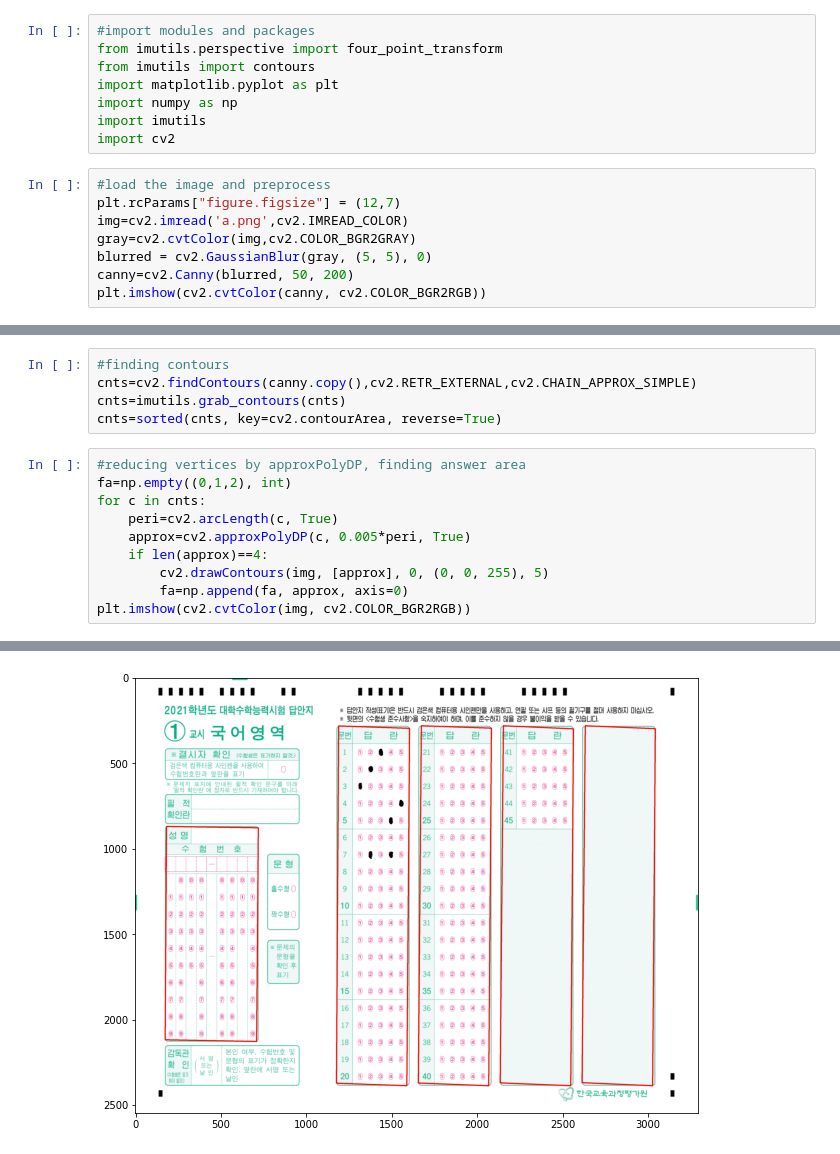
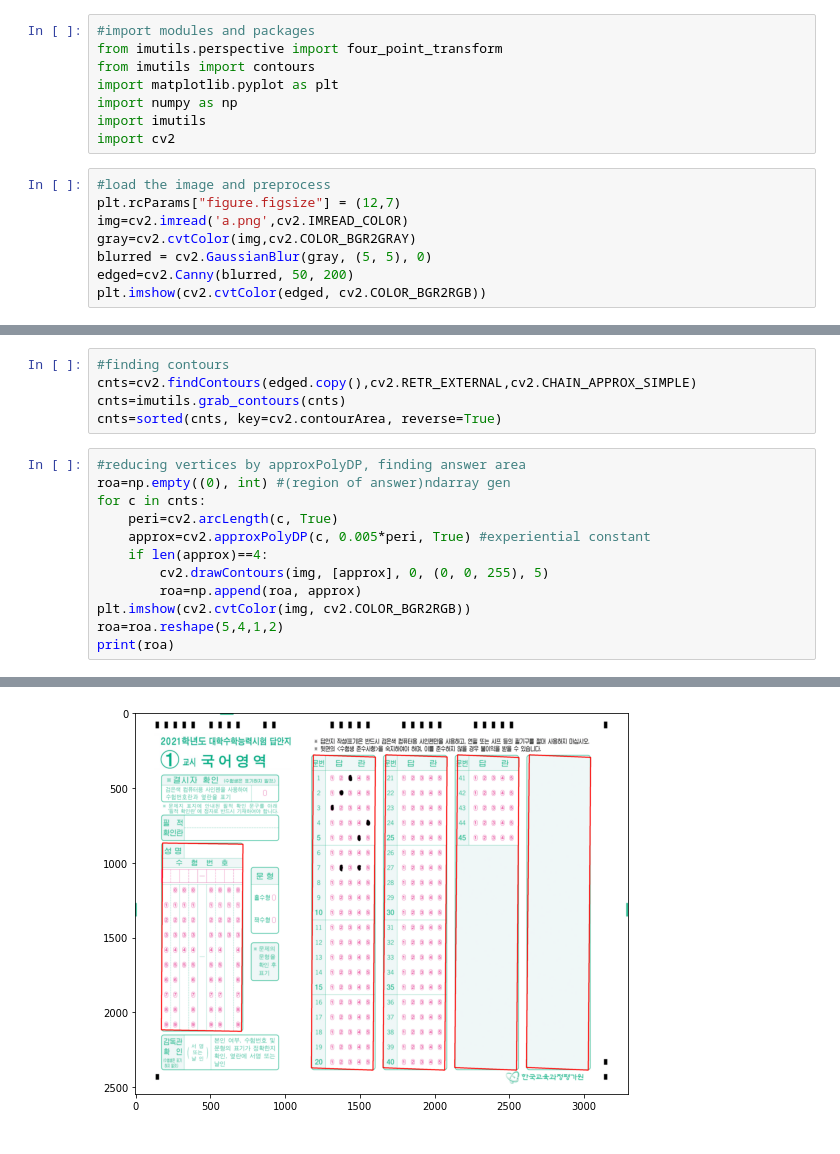
Before and after one commit to NYCCake/SmartOMR, a Jupyter notebook: ex.ipynb, the cells around one changed output, grey strips where cells are left out. Saved outputs shown, nothing was run; the diff lists cells and outputs as text.

```diff
--- a/ex.ipynb
+++ b/ex.ipynb
@@ -12,7 +12,7 @@ plt.rcParams["figure.figsize"] = (12,7)
 img=cv2.imread('a.png',cv2.IMREAD_COLOR)
 gray=cv2.cvtColor(img,cv2.COLOR_BGR2GRAY)
 blurred = cv2.GaussianBlur(gray, (5, 5), 0)
-canny=cv2.Canny(blurred, 50, 200)
-plt.imshow(cv2.cvtColor(canny, cv2.COLOR_BGR2RGB))
+edged=cv2.Canny(blurred, 50, 200)
+plt.imshow(cv2.cvtColor(edged, cv2.COLOR_BGR2RGB))
 # %% [output]
 <matplotlib.image.AxesImage at 0x...>
@@ -20,16 +20,18 @@ plt.imshow(cv2.cvtColor(canny, cv2.COLOR_BGR2RGB))
 # %%
 #finding contours
-cnts=cv2.findContours(canny.copy(),cv2.RETR_EXTERNAL,cv2.CHAIN_APPROX_SIMPLE)
+cnts=cv2.findContours(edged.copy(),cv2.RETR_EXTERNAL,cv2.CHAIN_APPROX_SIMPLE)
 cnts=imutils.grab_contours(cnts)
 cnts=sorted(cnts, key=cv2.contourArea, reverse=True)
 # %%
 #reducing vertices by approxPolyDP, finding answer area
-fa=np.empty((0,1,2), int)
+roa=np.empty((0), int) #(region of answer)ndarray gen
 for c in cnts:
     peri=cv2.arcLength(c, True)
-    approx=cv2.approxPolyDP(c, 0.005*peri, True)
+    approx=cv2.approxPolyDP(c, 0.005*peri, True) #experiential constant
     if len(approx)==4:
         cv2.drawContours(img, [approx], 0, (0, 0, 255), 5)
-        fa=np.append(fa, approx, axis=0)
+        roa=np.append(roa, approx)
 plt.imshow(cv2.cvtColor(img, cv2.COLOR_BGR2RGB))
+roa=roa.reshape(5,4,1,2)
+print(roa)
 # %% [output]
@@ -37,2 +55,2 @@ plt.imshow(cv2.cvtColor(img, cv2.COLOR_BGR2RGB))
-[figure, old version]
+[figure, new version]
 # %%
```
Also changed, not shown: parts of 4 cells of this notebook, 2 other files.
